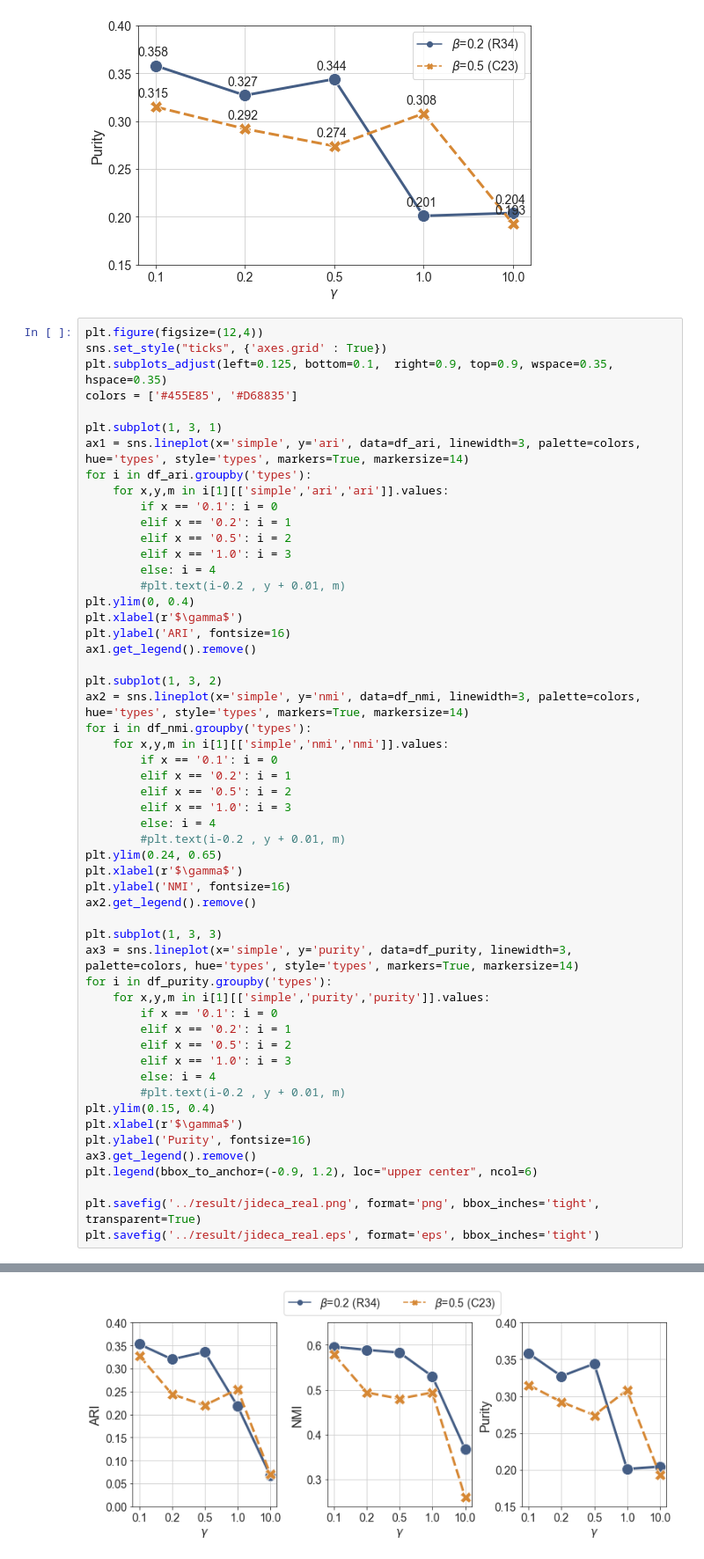
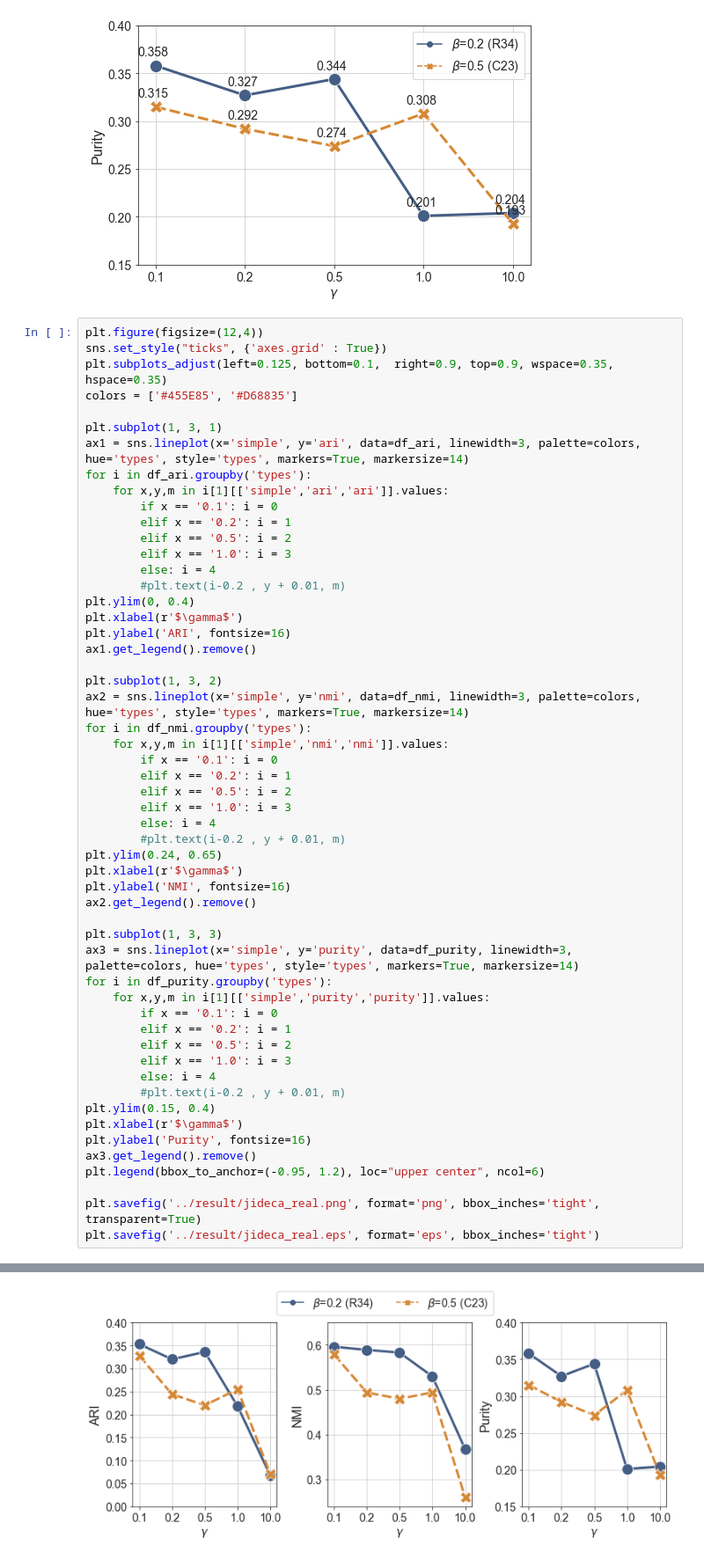
Before and after one commit to hopemini/data_processing, a Jupyter notebook: jideca_params/jideca_real.ipynb, the cells around one changed output, grey strips where cells are left out. Shown at 88% size. Saved outputs shown, nothing was run; the diff lists cells and outputs as text.

```diff
--- a/jideca_params/jideca_real.ipynb
+++ b/jideca_params/jideca_real.ipynb
@@ -142,32 +182,32 @@ for i in df_nmi.groupby('types'):
         if x == '0.1': i = 0
         elif x == '0.2': i = 1
         elif x == '0.5': i = 2
         elif x == '1.0': i = 3
         else: i = 4
         #plt.text(i-0.2 , y + 0.01, m)
 plt.ylim(0.24, 0.65)
 plt.xlabel(r'$\gamma$')
 plt.ylabel('NMI', fontsize=16)
 ax2.get_legend().remove()
 
 plt.subplot(1, 3, 3)
 ax3 = sns.lineplot(x='simple', y='purity', data=df_purity, linewidth=3, palette=colors, hue='types', style='types', markers=True, markersize=14)
 for i in df_purity.groupby('types'):
     for x,y,m in i[1][['simple','purity','purity']].values:
         if x == '0.1': i = 0
         elif x == '0.2': i = 1
         elif x == '0.5': i = 2
         elif x == '1.0': i = 3
         else: i = 4
         #plt.text(i-0.2 , y + 0.01, m)
 plt.ylim(0.15, 0.4)
 plt.xlabel(r'$\gamma$')
 plt.ylabel('Purity', fontsize=16)
 ax3.get_legend().remove()
-plt.legend(bbox_to_anchor=(-0.9, 1.2), loc="upper center", ncol=6)
+plt.legend(bbox_to_anchor=(-0.95, 1.2), loc="upper center", ncol=6)
 
 plt.savefig('../result/jideca_real.png', format='png', bbox_inches='tight', transparent=True)
 plt.savefig('../result/jideca_real.eps', format='eps', bbox_inches='tight')
 # %% [output]
 The PostScript backend does not support transparency; partially transparent artists will be rendered opaque.
-[figure, old version]
+[figure, new version]
```
Also changed, not shown: parts of 5 cells of this notebook, 8 other files.
